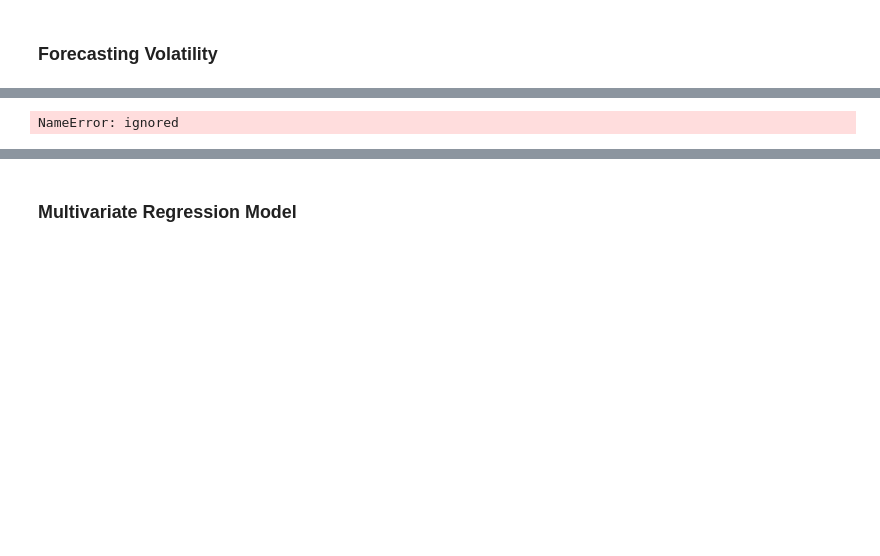
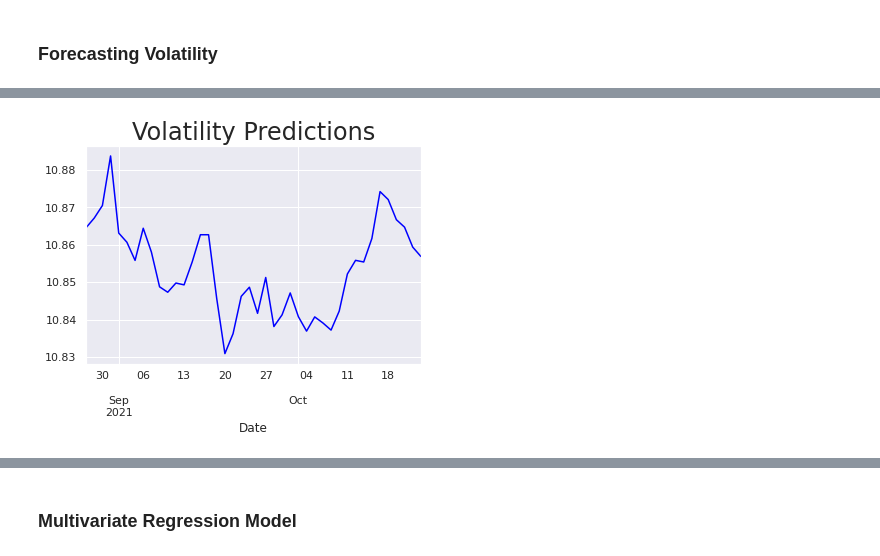
Before and after one commit to jjsalazarr/curso-series-temporales, a Jupyter notebook: 12. Prediciendo el futuro/Python/16_PrediciendoFuturo.ipynb, the cells around one changed output, grey strips where cells are left out. Saved outputs shown, nothing was run; the diff lists cells and outputs as text; code cells hidden in the pictures; blank space fills up the shorter version.

```diff
--- a/12. Prediciendo el futuro/Python/16_PrediciendoFuturo.ipynb
+++ b/12. Prediciendo el futuro/Python/16_PrediciendoFuturo.ipynb
@@ -227,10 +231,10 @@ plt.show()
 # %%
-pred_garch.residual_variance[start_date:].plot(figsize = (20,5), color = "red", zorder = 2)
+#pred_garch.residual_variance[start_date:].plot(figsize = (20,5), color = "red", zorder = 2)
 df_test.abs().plot(color = "blue", zorder = 1)
 plt.title("Volatility Predictions", size = 24)
 plt.show()
 # %% [output]
-NameError: ignored
+[figure, added]
 # %%
 pred_garch = res_garch.forecast(horizon = 100, align = 'target')
 pred_garch.residual_variance[-1:]
```
Also changed, not shown: parts of 4 cells of this notebook.
